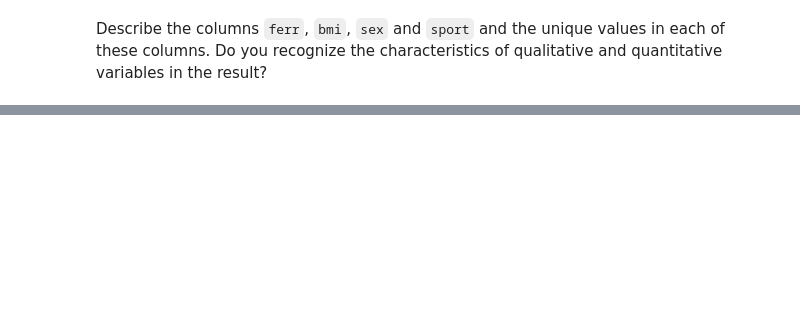
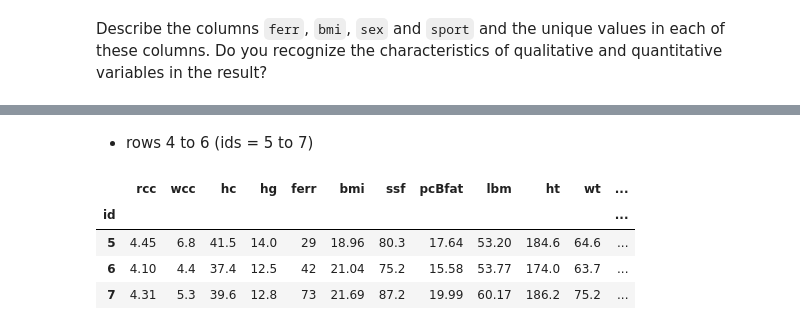
Before and after one commit to HoGentTIN/dsai-labs, a Jupyter notebook: 1-samples/lab-1.01-ais.ipynb, the cells around one changed output, grey strips where cells are left out. Saved outputs shown, nothing was run; the diff lists cells and outputs as text; code cells hidden in the pictures; blank space fills up the shorter version.

```diff
--- a/1-samples/lab-1.01-ais.ipynb
+++ b/1-samples/lab-1.01-ais.ipynb
@@ -21,0 +156,10 @@ Describe the columns `ferr`, `bmi`, `sex` and `sport` and the unique values in e
+# %% [markdown]
+- rows 4 to 6 (ids = 5 to 7)
+# %%
+ais.iloc[4:7] # id5 = row 4, etc
+# %% [output]
+|  | rcc | wcc | hc | hg | ferr | bmi | ssf | pcBfat | lbm | ht | wt | ... |
+| id |  |  |  |  |  |  |  |  |  |  |  | ... |
+| 5 | 4.45 | 6.8 | 41.5 | 14.0 | 29 | 18.96 | 80.3 | 17.64 | 53.20 | 184.6 | 64.6 | ... |
+| 6 | 4.10 | 4.4 | 37.4 | 12.5 | 42 | 21.04 | 75.2 | 15.58 | 53.77 | 174.0 | 63.7 | ... |
+| 7 | 4.31 | 5.3 | 39.6 | 12.8 | 73 | 21.69 | 87.2 | 19.99 | 60.17 | 186.2 | 75.2 | ... |
```
Also changed, not shown: parts of 25 cells of this notebook, 2 other files.
